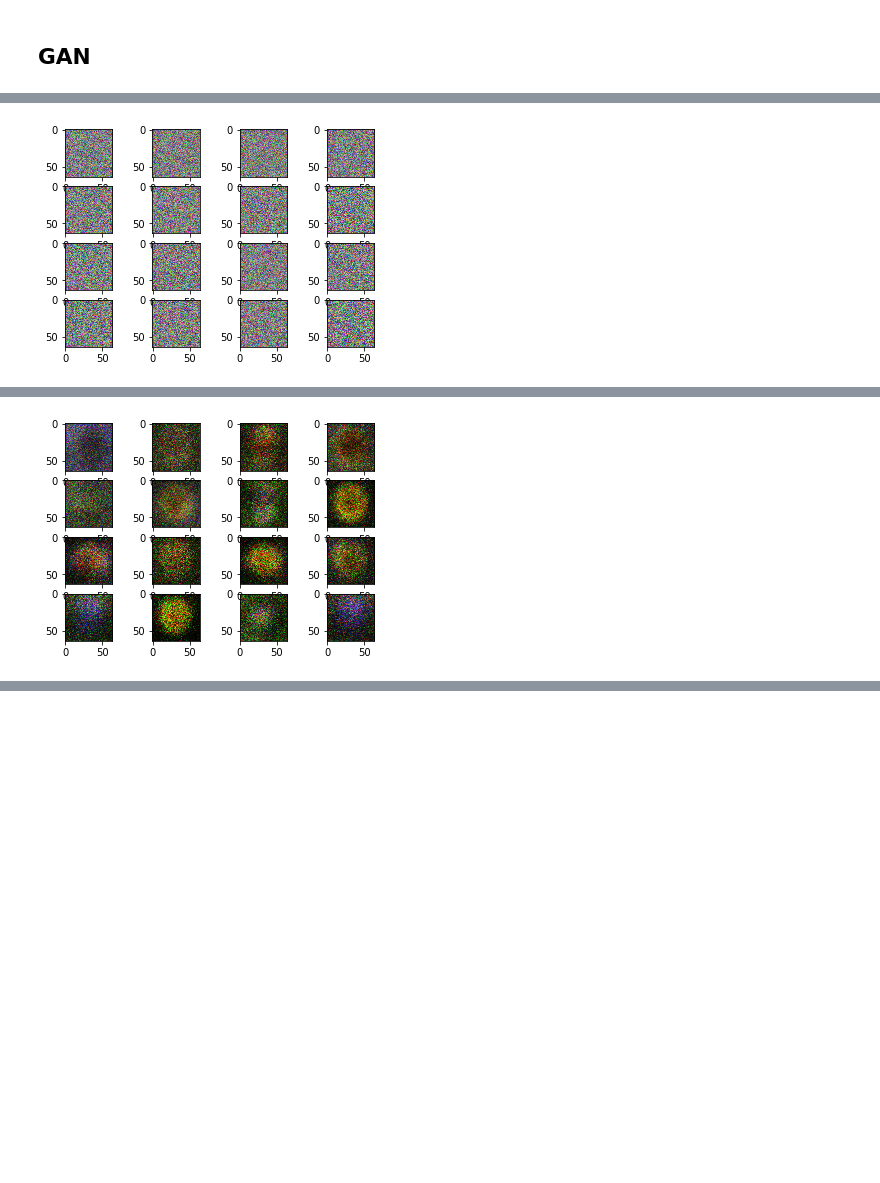
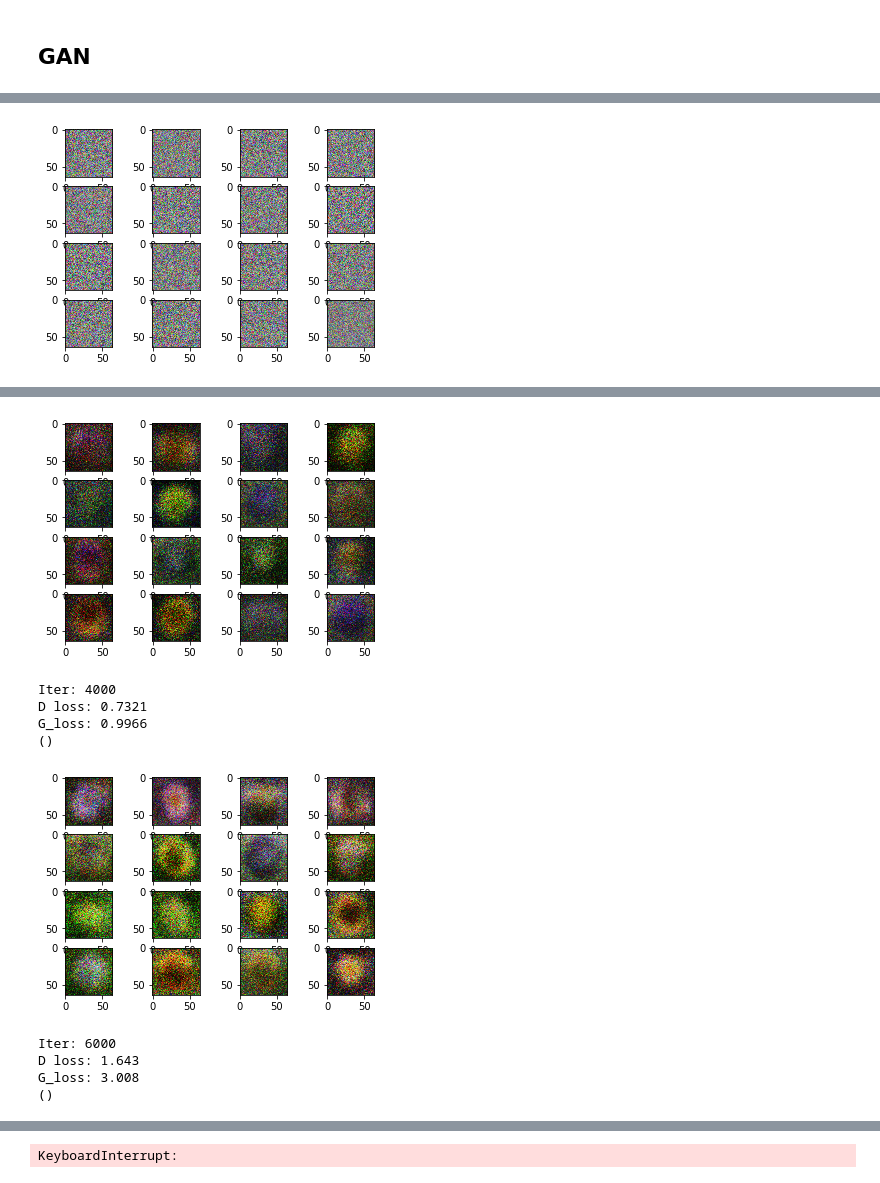
Before and after one commit to tingwenbao/W266-NLP-Final-Project-Text-to-Image-Synthesis-with-GAN, a Jupyter notebook: Dataset_Exploration .ipynb, the cells around one changed output, grey strips where cells are left out. Drawn from its saved outputs; the diff is of its cells as text; code cells hidden in the pictures; blank space fills up the shorter version.

```diff
--- a/Dataset_Exploration .ipynb
+++ b/Dataset_Exploration .ipynb
@@ -150,7 +150,7 @@ it = 0
 D_loss_c = []
 G_loss_c = []
 
-batches = batch_iter(X, mb_size, 4000)
+batches = batch_iter(X, mb_size, 1000)
 
 for batch in batches:
 
@@ -181,3 +181,3 @@ G_loss: 0.3793
 ()
-[figure, old version]
+[figure, new version]
 Iter: 2000
@@ -186,2 +186,11 @@ G_loss: 1.424
 ()
-[figure, old version]
+[figure, new version]
+Iter: 4000
+D loss: 0.7321
+G_loss: 0.9966
+()
+[figure, added]
+Iter: 6000
+D loss: 1.643
+G_loss: 3.008
+()
@@ -187,0 +198 @@ G_loss: 1.424
+KeyboardInterrupt:
```
Also changed, not shown: parts of 1 cell of this notebook, 5 other files.
